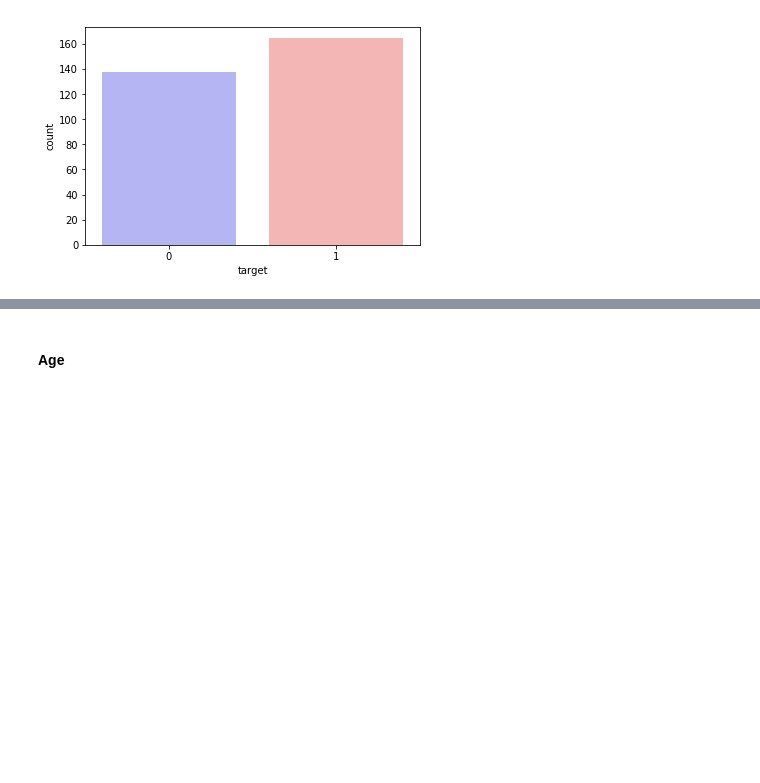
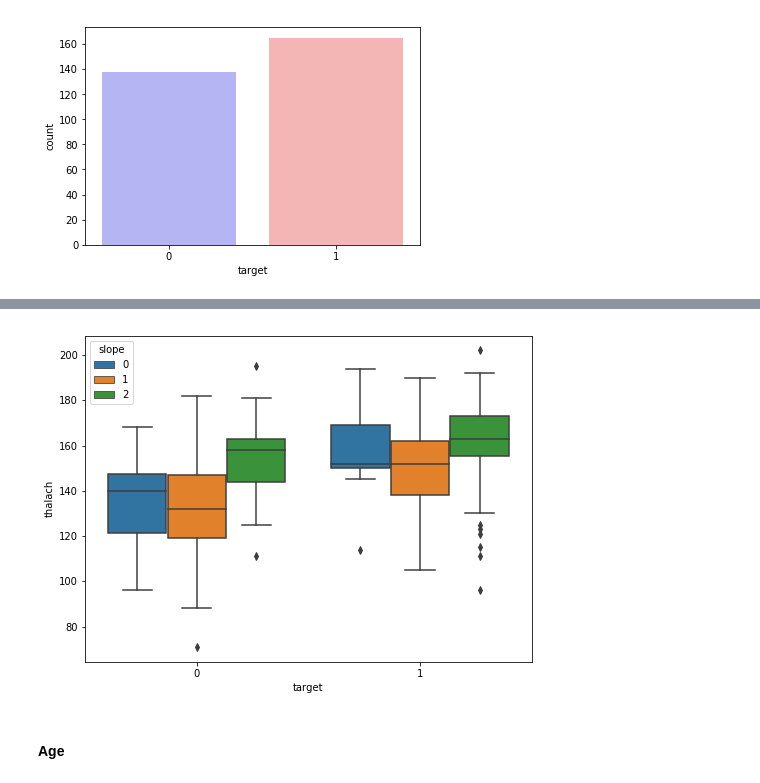
Before and after one commit to rajeshjnv/what-causes-heart-disease, a Jupyter notebook: heart-disease-exploration-ml-prediction.ipynb, the cells around one changed output, grey strips where cells are left out. Cells and saved outputs as stored; diff of their text form; code cells hidden in the pictures; blank space fills up the shorter version.

```diff
--- a/heart-disease-exploration-ml-prediction.ipynb
+++ b/heart-disease-exploration-ml-prediction.ipynb
@@ -143,2 +163,10 @@ plt.show()
+# %%
+plt.figure(num=None, figsize=(8, 6))
+
+# specify hue="categorical_variable"
+sns.boxplot(x='target', y='thalach', hue="slope", data=df)
+plt.show()
+# %% [output]
+[figure, added]
 # %% [markdown]
 #### Age
```
Also changed, not shown: parts of 14 cells of this notebook, 1 other file.
